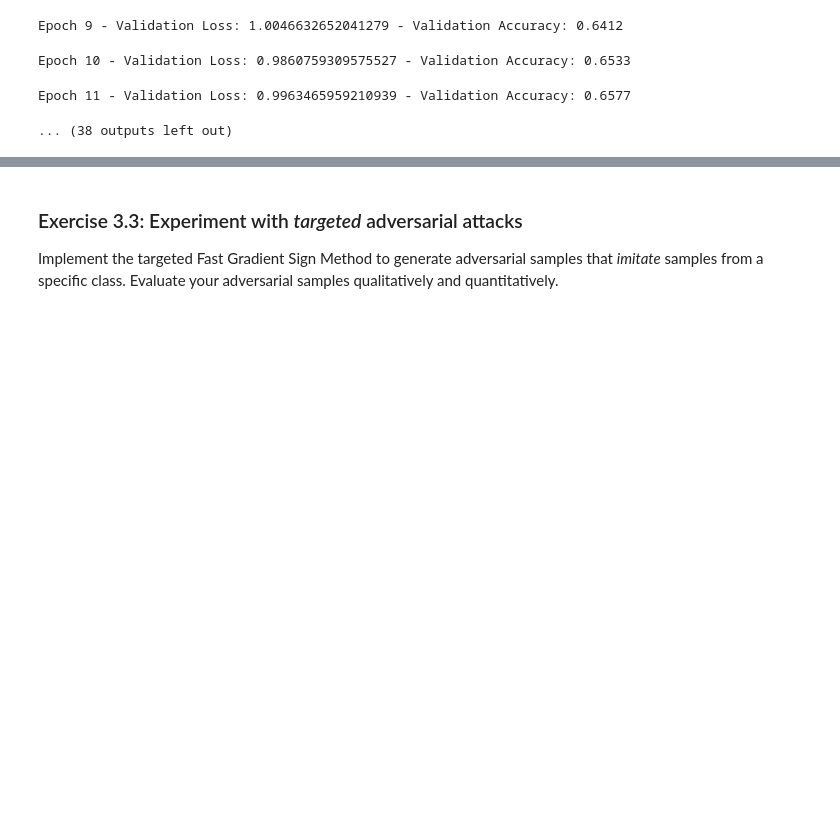
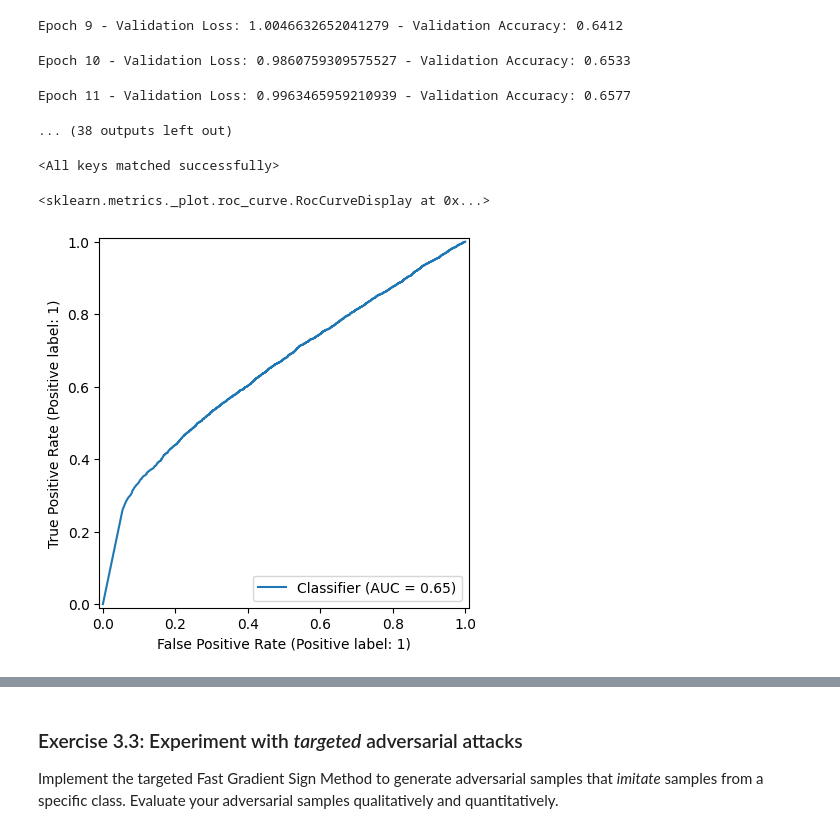
Before and after one commit to fbizza/deep-learning-applications, a Jupyter notebook: lab_4/Lab4_OOD_2025.ipynb, the cells around one changed output, grey strips where cells are left out. Saved outputs shown, nothing was run; the diff lists cells and outputs as text; code cells hidden in the pictures; blank space fills up the shorter version.

```diff
--- a/lab_4/Lab4_OOD_2025.ipynb
+++ b/lab_4/Lab4_OOD_2025.ipynb
@@ -622,3 +622,26 @@ Epoch 9 - Validation Loss: 1.0046632652041279 - Validation Accuracy: 0.6412
 Epoch 10 - Validation Loss: 0.9860759309575527 - Validation Accuracy: 0.6533
 Epoch 11 - Validation Loss: 0.9963465959210939 - Validation Accuracy: 0.6577
 ... (38 outputs left out)
+# %%
+model = CNN().to(device)
+model.load_state_dict(torch.load('./model_weights/cifar10_cnn_adv.pth', map_location=device))
+# %% [output]
+<All keys matched successfully>
+# %%
+batch_size = 128
+testset = torchvision.datasets.CIFAR10(root='./data', train=False, download=True, transform=transform)
+testloader = torch.utils.data.DataLoader(testset, batch_size=batch_size, shuffle=False)
+classes = ('plane', 'car', 'bird', 'cat', 'deer', 'dog', 'frog', 'horse', 'ship', 'truck')
+# %%
+score_fun = max_softmax
+
+scores_test = compute_scores(testloader, score_fun)
+scores_fake = compute_scores(fakeloader, score_fun)
+# %%
+prediction = torch.cat((scores_test, scores_fake))
+target = torch.cat((torch.ones_like(scores_test), torch.zeros_like(scores_fake)))
+# %%
+metrics.RocCurveDisplay.from_predictions(target.cpu().numpy(), prediction.cpu().numpy())
+# %% [output]
+<sklearn.metrics._plot.roc_curve.RocCurveDisplay at 0x...>
+[figure, added]
```
Also changed, not shown: parts of 9 cells of this notebook.
